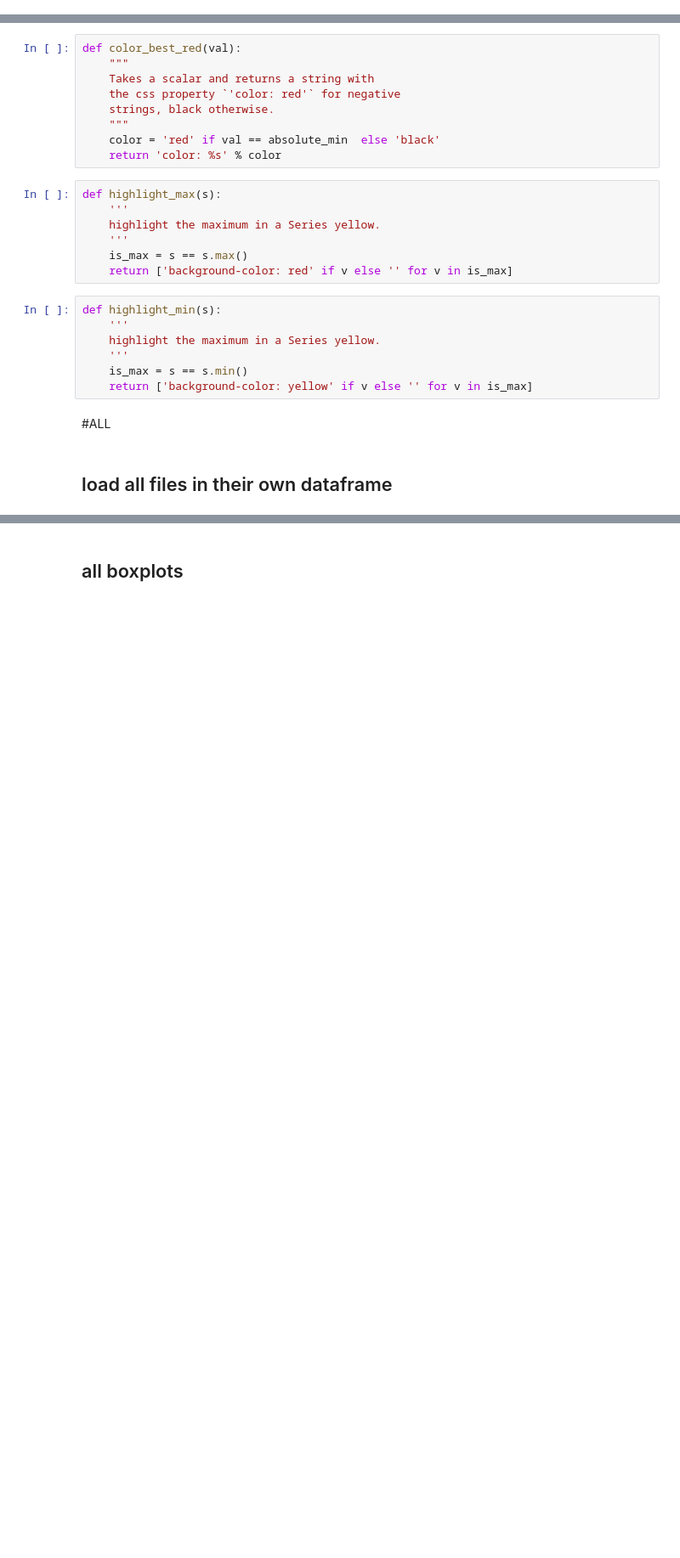
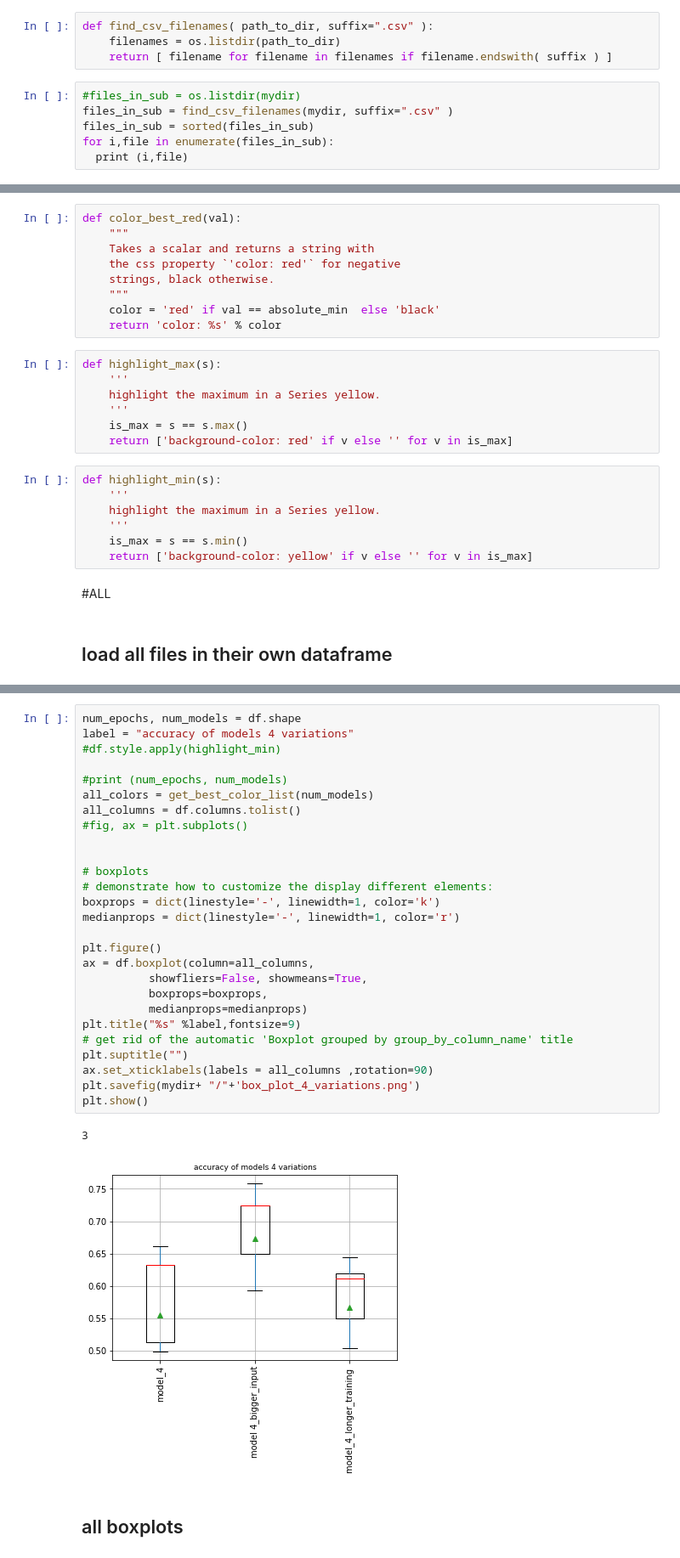
Before and after one commit to arita89/02830-Advanced_Project_Feature_recognition_360_degree_pictures, a Jupyter notebook: notebooks/elaborate_results_graphs_pipeline.ipynb, the cells around one changed output, grey strips where cells are left out. Shown at 85% size. Drawn from its saved outputs; the diff is of its cells as text; blank space fills up the shorter version.

```diff
--- a/notebooks/elaborate_results_graphs_pipeline.ipynb
+++ b/notebooks/elaborate_results_graphs_pipeline.ipynb
@@ -40,0 +33,10 @@ files_in_sub
+# %%
+def find_csv_filenames( path_to_dir, suffix=".csv" ):
+    filenames = os.listdir(path_to_dir)
+    return [ filename for filename in filenames if filename.endswith( suffix ) ]
+# %%
+#files_in_sub = os.listdir(mydir)
+files_in_sub = find_csv_filenames(mydir, suffix=".csv" )
+files_in_sub = sorted(files_in_sub)
+for i,file in enumerate(files_in_sub):
+  print (i,file)
@@ -125,2 +297,32 @@ epoch_10           0.18  ...                  0.860
+# %%
+num_epochs, num_models = df.shape
+label = "accuracy of models 4 variations"
+#df.style.apply(highlight_min)
+
+#print (num_epochs, num_models)
+all_colors = get_best_color_list(num_models)
+all_columns = df.columns.tolist()
+#fig, ax = plt.subplots()
+
+
+# boxplots
+# demonstrate how to customize the display different elements:
+boxprops = dict(linestyle='-', linewidth=1, color='k')
+medianprops = dict(linestyle='-', linewidth=1, color='r')
+
+plt.figure()
+ax = df.boxplot(column=all_columns,
+          showfliers=False, showmeans=True,
+          boxprops=boxprops,
+          medianprops=medianprops)
+plt.title("%s" %label,fontsize=9)
+# get rid of the automatic 'Boxplot grouped by group_by_column_name' title
+plt.suptitle("")
+ax.set_xticklabels(labels = all_columns ,rotation=90)
+plt.savefig(mydir+ "/"+'box_plot_4_variations.png')
+plt.show()
+# %% [output]
+3
+[figure, added]
 # %% [markdown]
 ## all boxplots
```
Also changed, not shown: parts of 28 cells of this notebook, 3 other files.
